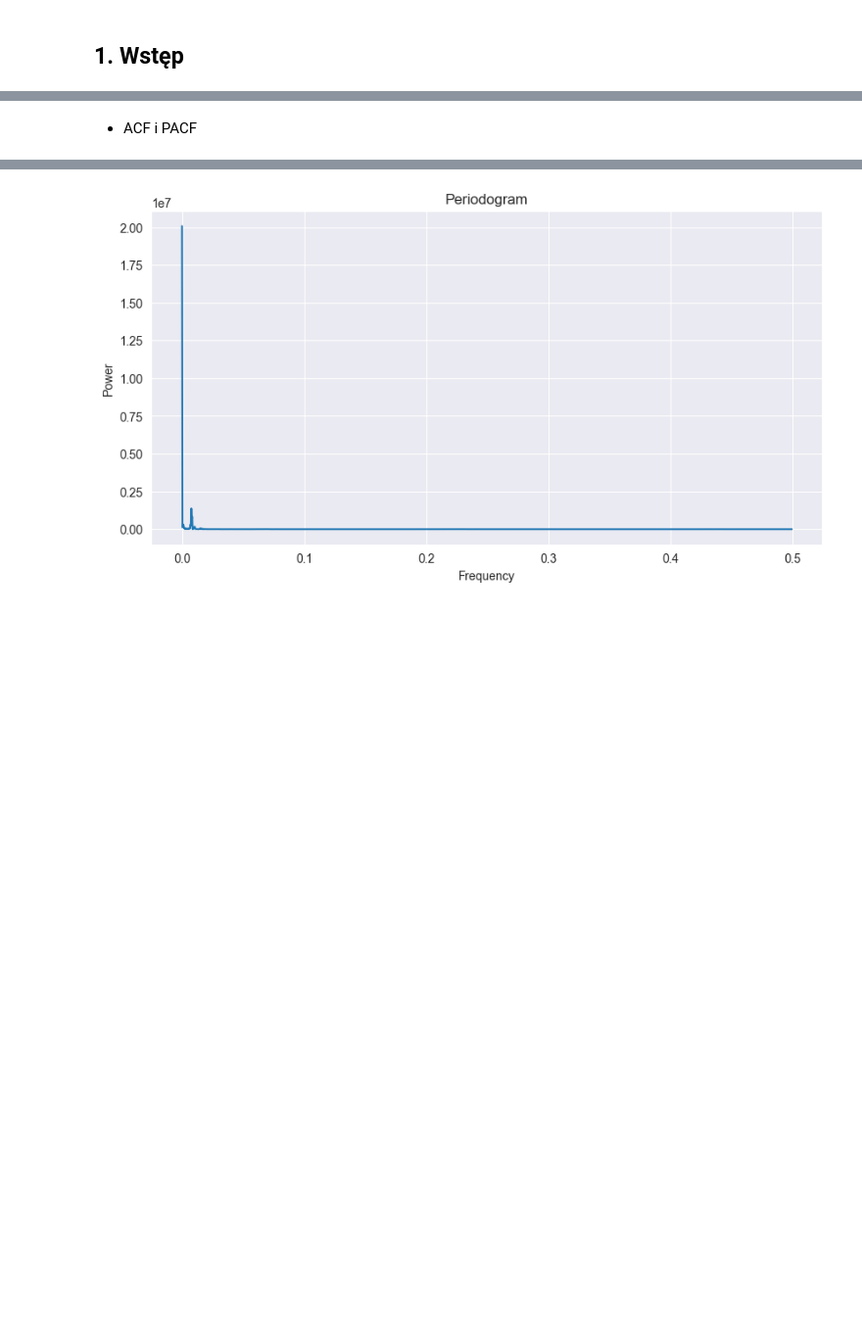
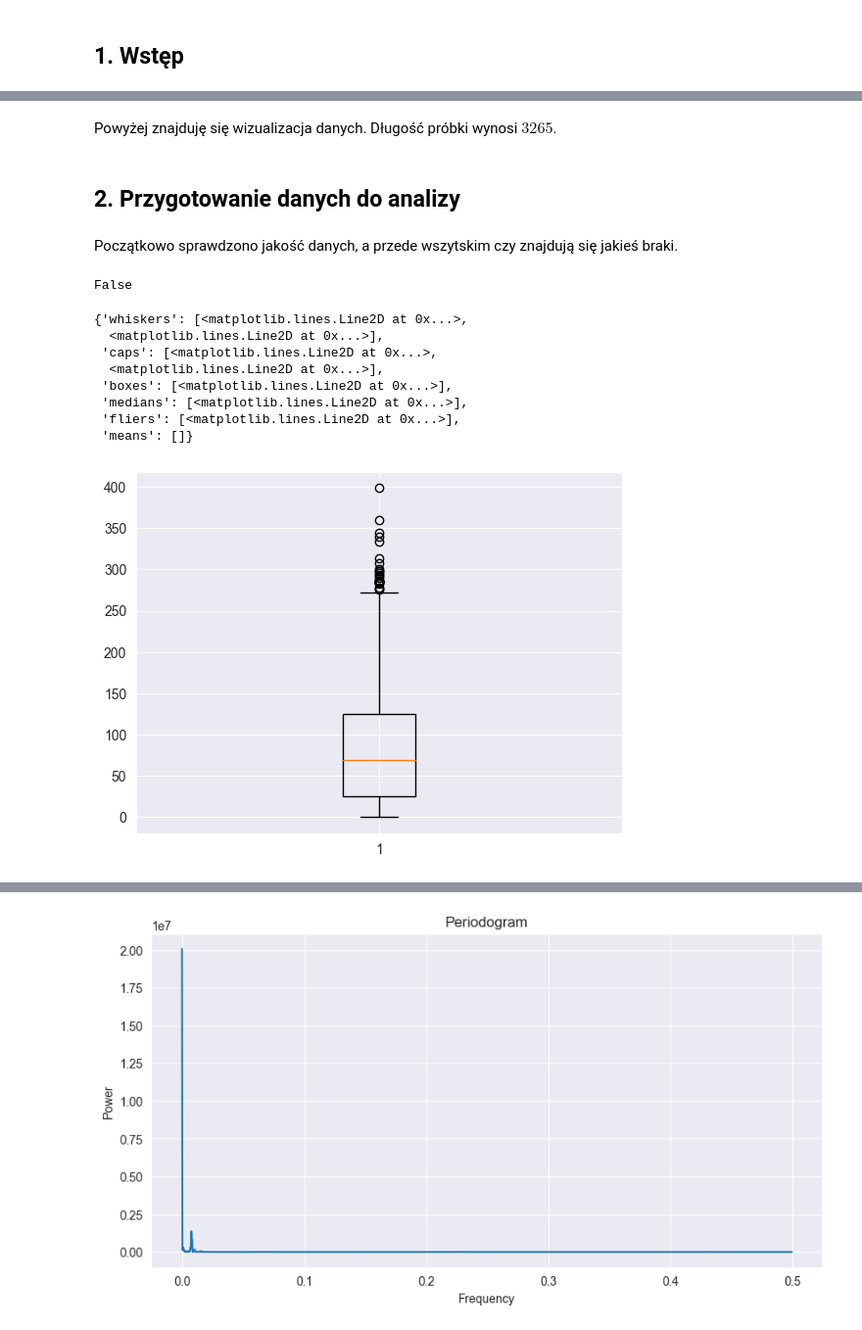
Before and after one commit to werojskz/kaszcz_sprawko, a Jupyter notebook: sprawko.ipynb, the cells around one changed output, grey strips where cells are left out. Shown at 98% size. Saved outputs shown, nothing was run; the diff lists cells and outputs as text; code cells hidden in the pictures; blank space fills up the shorter version.

```diff
--- a/sprawko.ipynb
+++ b/sprawko.ipynb
@@ -42,2 +43,22 @@ plt.plot(X)
-# %% [markdown]
-* ACF i PACF
+# %% [markdown]
+Powyżej znajduję się wizualizacja danych. Długość próbki wynosi $3265$.
+# %% [markdown]
+## 2. Przygotowanie danych do analizy
+# %% [markdown]
+Początkowo sprawdzono jakość danych, a przede wszytskim czy znajdują się jakieś braki.
+# %%
+print(X.isnull().any().any())  # True, jeśli są braki
+# %% [output]
+False
+# %%
+plt.boxplot(X)
+# %% [output]
+{'whiskers': [<matplotlib.lines.Line2D at 0x...>,
+  <matplotlib.lines.Line2D at 0x...>],
+ 'caps': [<matplotlib.lines.Line2D at 0x...>,
+  <matplotlib.lines.Line2D at 0x...>],
+ 'boxes': [<matplotlib.lines.Line2D at 0x...>],
+ 'medians': [<matplotlib.lines.Line2D at 0x...>],
+ 'fliers': [<matplotlib.lines.Line2D at 0x...>],
+ 'means': []}
+[figure, added]
```
Also changed, not shown: parts of 55 cells of this notebook.
